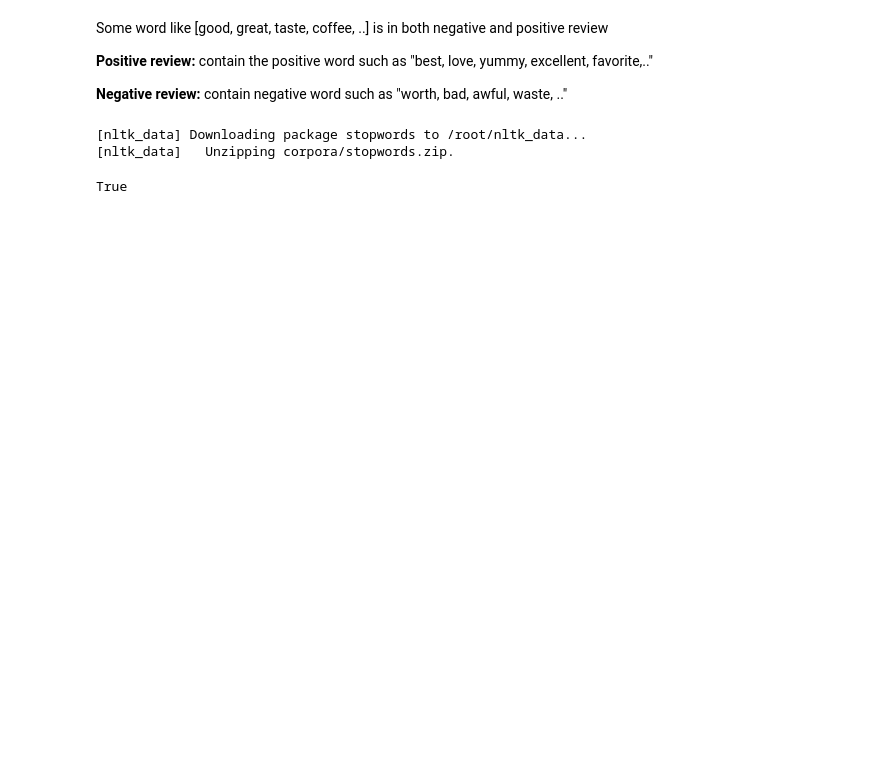
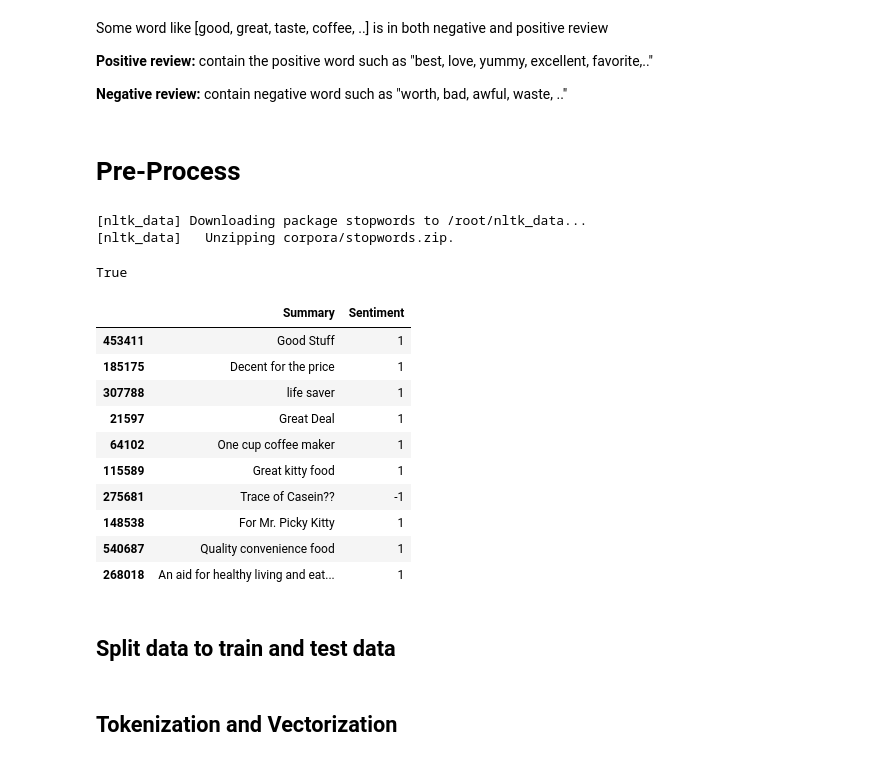
Before and after one commit to truongthuanr/self-learning-project, a Jupyter notebook: 05_SentimentAnalysis.ipynb, the cells around one changed output. Cells and saved outputs as stored; diff of their text form; code cells hidden in the pictures; blank space fills up the shorter version.

```diff
--- a/05_SentimentAnalysis.ipynb
+++ b/05_SentimentAnalysis.ipynb
@@ -216,6 +221,8 @@ Some word like [good, great, taste, coffee, ..] is in both negative and positive
 **Positive review:** contain the positive word such as "best, love, yummy, excellent, favorite,.."
 
 **Negative review:** contain negative word such as "worth, bad, awful, waste, .."
+# %% [markdown]
+# Pre-Process
 # %%
 nltk.download('stopwords')
 # %% [output]
@@ -225,3 +232,21 @@ True
 # %%
 import string
 from nltk.corpus import stopwords
+# %%
+df = df[["Summary","Sentiment"]]
+# %%
+df.head(10)
+# %% [output]
+|  | Summary | Sentiment |
+| 453411 | Good Stuff | 1 |
+| 185175 | Decent for the price | 1 |
+| 307788 | life saver | 1 |
+| 21597 | Great Deal | 1 |
+| 64102 | One cup coffee maker | 1 |
+| 115589 | Great kitty food | 1 |
+| 275681 | Trace of Casein?? | -1 |
+| 148538 | For Mr. Picky Kitty | 1 |
+| 540687 | Quality convenience food | 1 |
+| 268018 | An aid for healthy living and eat... | 1 |
+# %% [markdown]
+## Split data to train and test data
@@ -227,0 +260,2 @@ from nltk.corpus import stopwords
+# %% [markdown]
+## Tokenization and Vectorization
```
Also changed, not shown: parts of 40 cells of this notebook.
